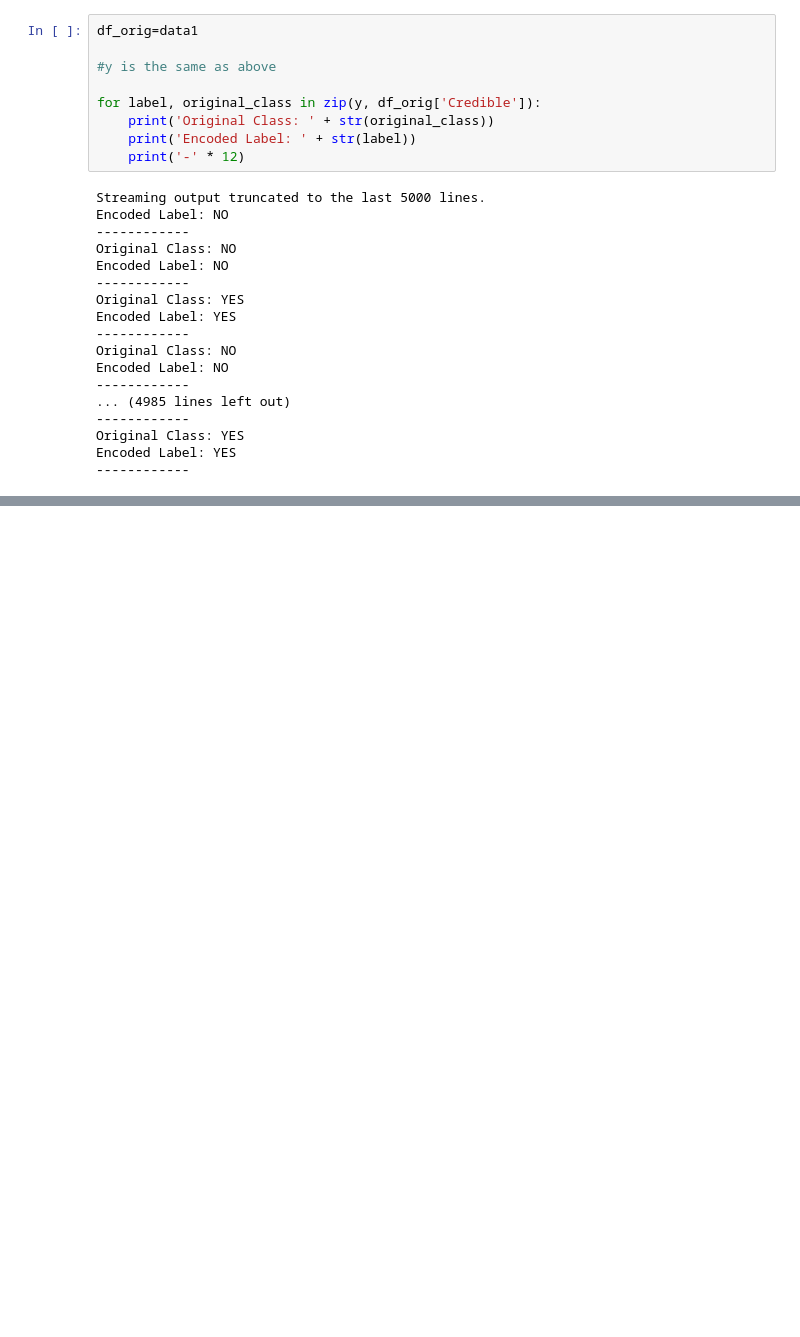
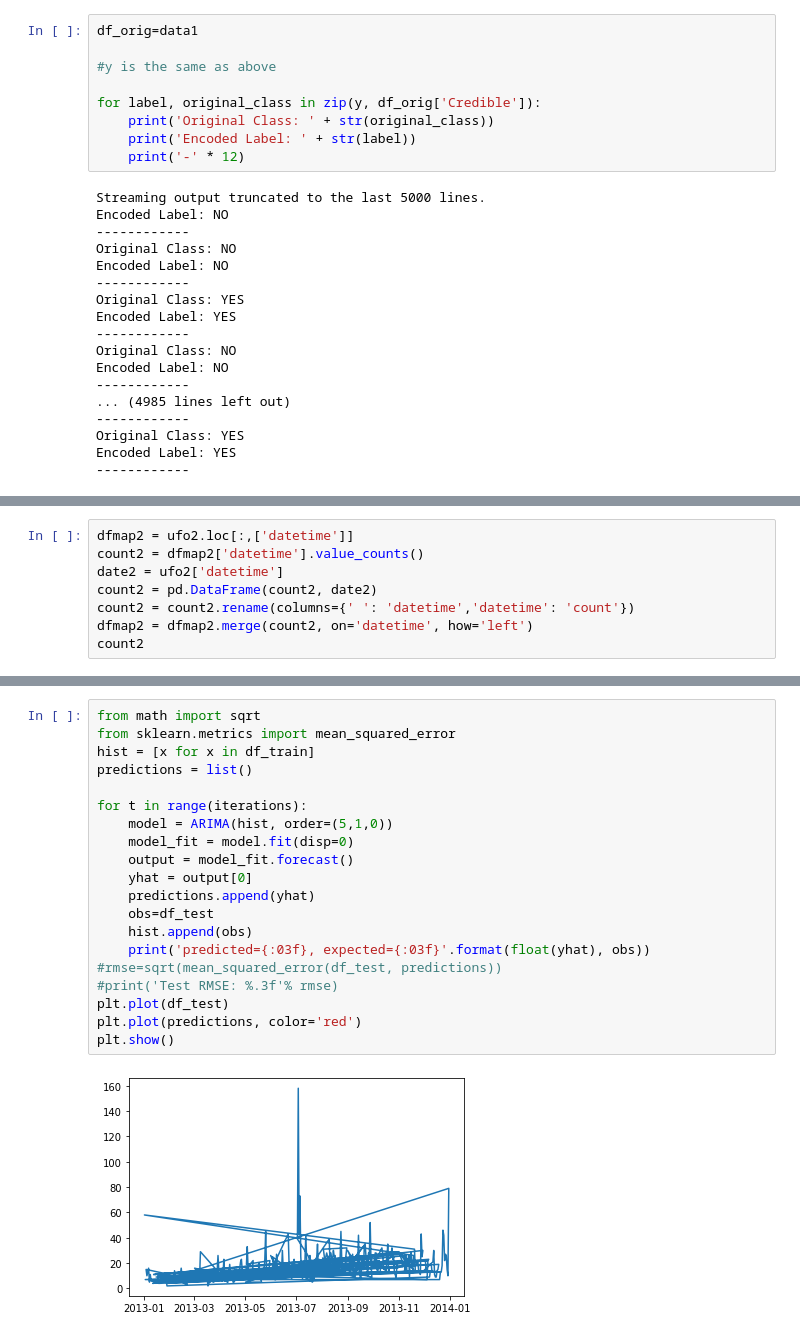
Before and after one commit to larregui/IST718-Project, a Jupyter notebook: UFO_Classifier.ipynb, the cells around one changed output, grey strips where cells are left out. Cells and saved outputs as stored; diff of their text form; blank space fills up the shorter version.

```diff
--- a/UFO_Classifier.ipynb
+++ b/UFO_Classifier.ipynb
@@ -330,0 +284,8 @@ ValueError: ignored
+# %%
+dfmap2 = ufo2.loc[:,['datetime']]
+count2 = dfmap2['datetime'].value_counts()
+date2 = ufo2['datetime']
+count2 = pd.DataFrame(count2, date2)
+count2 = count2.rename(columns={' ': 'datetime','datetime': 'count'})
+dfmap2 = dfmap2.merge(count2, on='datetime', how='left')
+count2
@@ -330,0 +373,22 @@ ValueError: ignored
+# %%
+from math import sqrt
+from sklearn.metrics import mean_squared_error
+hist = [x for x in df_train]
+predictions = list()
+
+for t in range(iterations):
+    model = ARIMA(hist, order=(5,1,0))
+    model_fit = model.fit(disp=0)
+    output = model_fit.forecast()
+    yhat = output[0]
+    predictions.append(yhat)
+    obs=df_test
+    hist.append(obs)
+    print('predicted={:03f}, expected={:03f}'.format(float(yhat), obs))
+#rmse=sqrt(mean_squared_error(df_test, predictions))
+#print('Test RMSE: %.3f'% rmse)
+plt.plot(df_test)
+plt.plot(predictions, color='red')
+plt.show()
+# %% [output]
+[figure, added]
```
Also changed, not shown: parts of 19 cells of this notebook.
